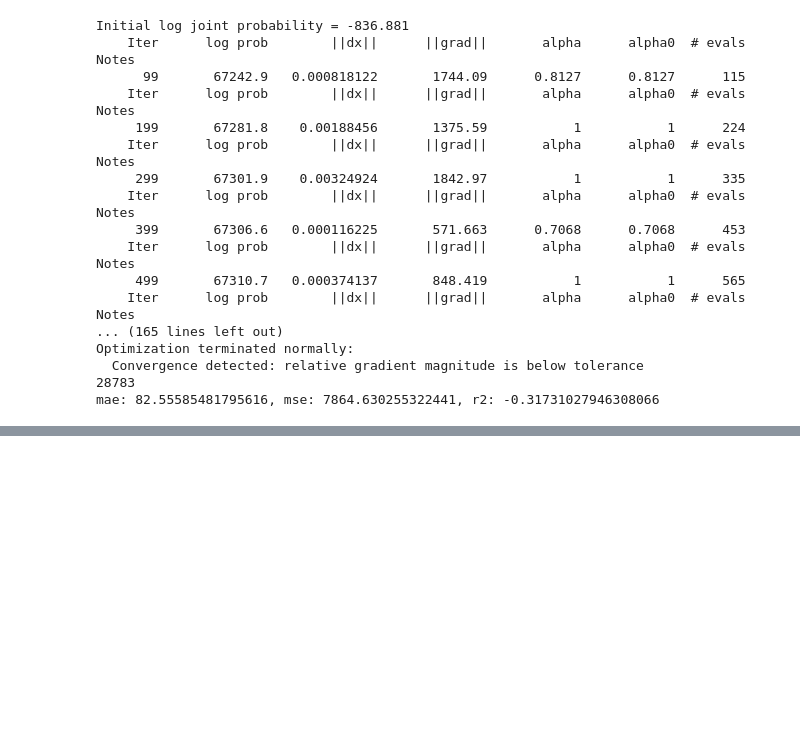
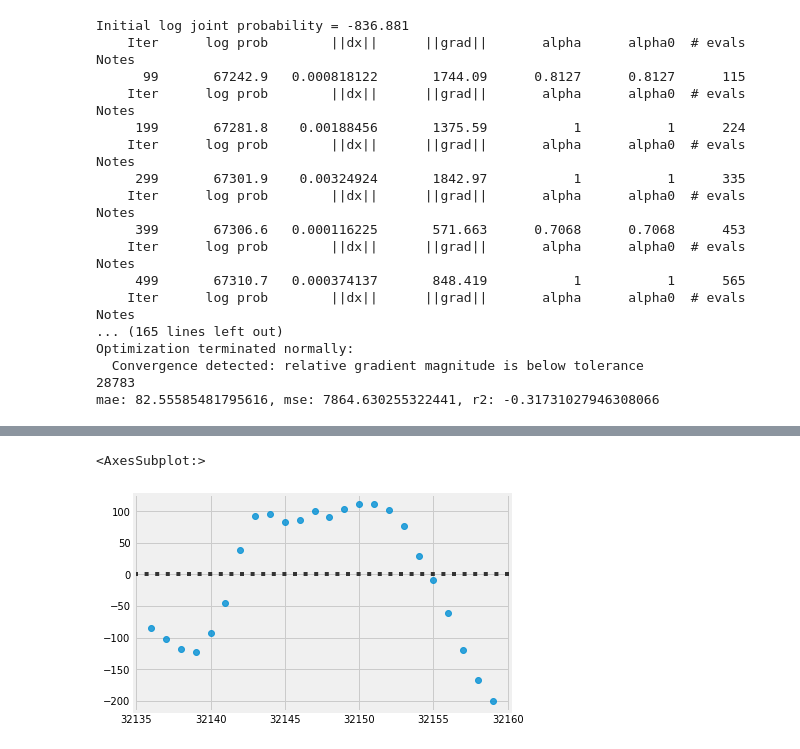
Before and after one commit to erickCantu/TheGreenCitySolutionsGroup, a Jupyter notebook: notebooks/TS_prophet.ipynb, the cells around one changed output, grey strips where cells are left out. Saved outputs shown, nothing was run; the diff lists cells and outputs as text; code cells hidden in the pictures; blank space fills up the shorter version.

```diff
--- a/notebooks/TS_prophet.ipynb
+++ b/notebooks/TS_prophet.ipynb
@@ -613,0 +685,5 @@ mae: 82.55585481795616, mse: 7864.630255322441, r2: -0.31731027946308066
+# %%
+sns.residplot(x = np.array(ls_publish_best_RegMod_Opt[0][0]['forecast'].index), y = np.array(ls_publish_best_RegMod_Opt[0][0]['forecast']['prediction']))
+# %% [output]
+<AxesSubplot:>
+[figure, added]
```
Also changed, not shown: parts of 13 cells of this notebook.
